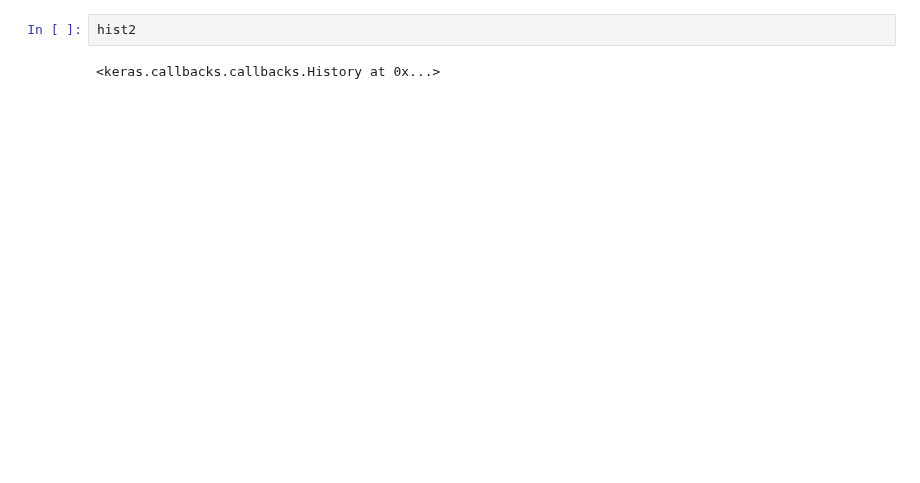
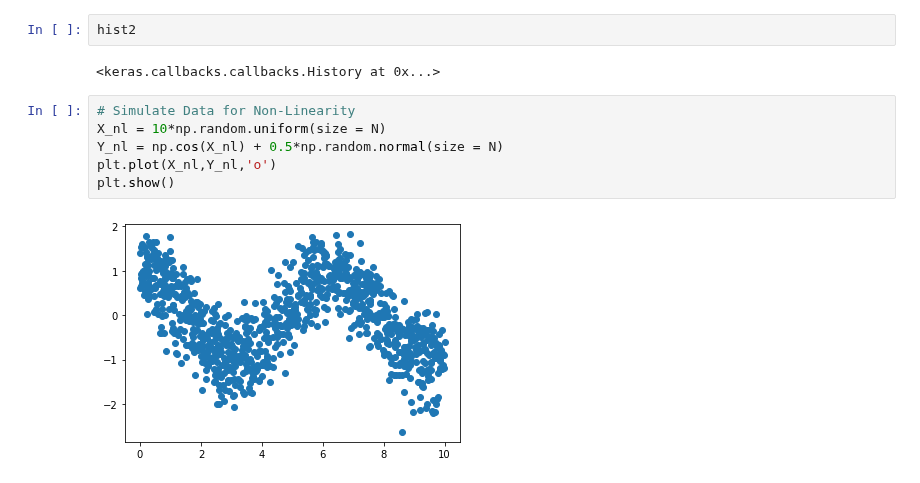
Before and after one commit to vma101/big_data_tools, a Jupyter notebook: hw1_ols.ipynb, the cells around one changed output. Cells and saved outputs as stored; diff of their text form; blank space fills up the shorter version.

```diff
--- a/hw1_ols.ipynb
+++ b/hw1_ols.ipynb
@@ -79,3 +80,11 @@ abline(1,0)
 hist2
 # %% [output]
 <keras.callbacks.callbacks.History at 0x...>
+# %%
+# Simulate Data for Non-Linearity
+X_nl = 10*np.random.uniform(size = N)
+Y_nl = np.cos(X_nl) + 0.5*np.random.normal(size = N)
+plt.plot(X_nl,Y_nl,'o')
+plt.show()
+# %% [output]
+[figure, added]
```
Also changed, not shown: parts of 9 cells of this notebook.
